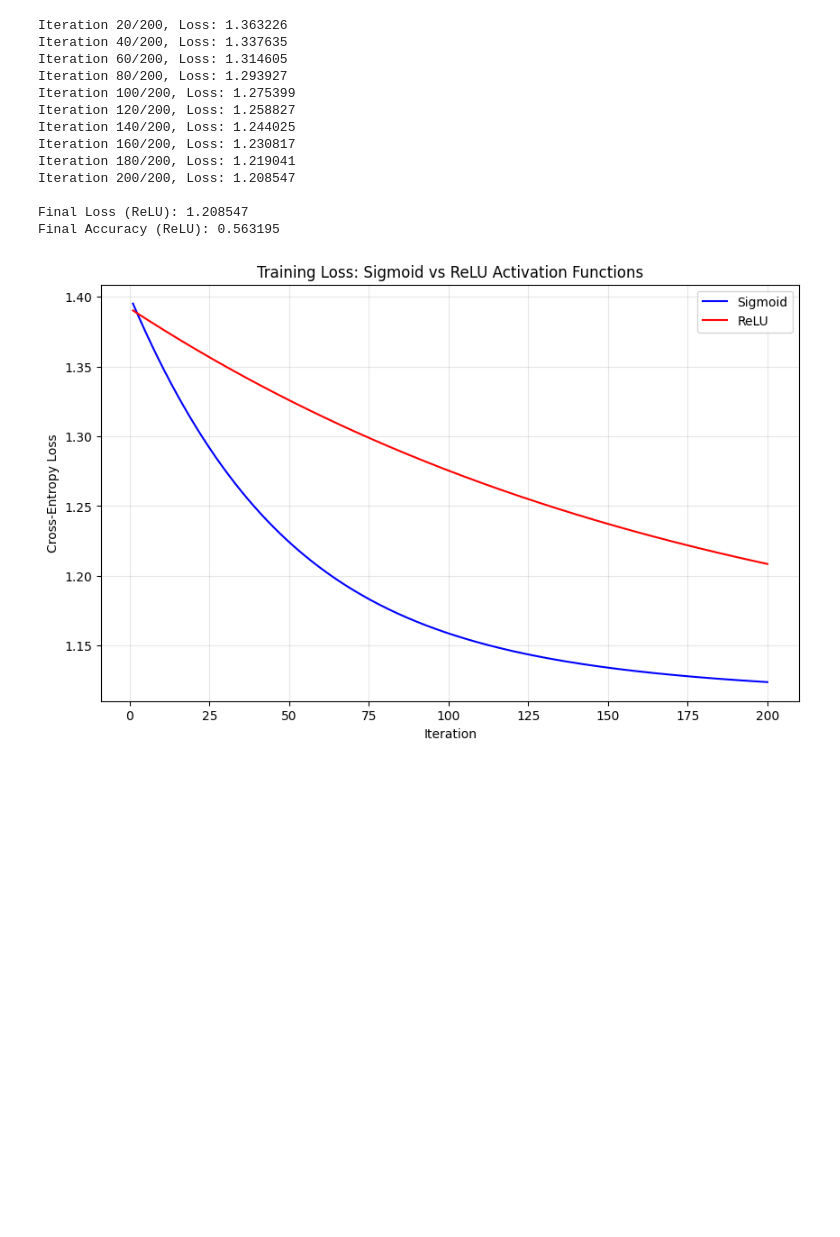
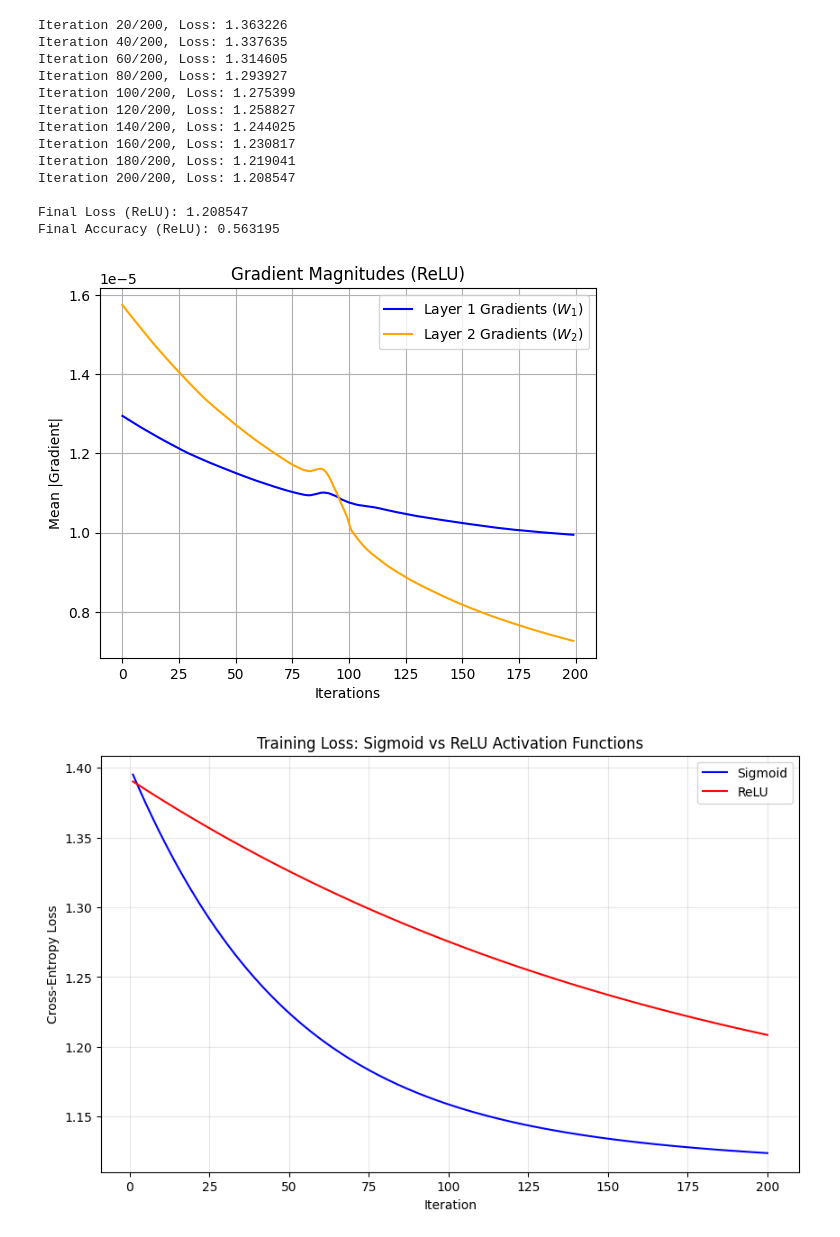
Before and after one commit to Mufaddal2153/AI600_PA1, a Jupyter notebook: Question_1.ipynb, the cells around one changed output. Saved outputs shown, nothing was run; the diff lists cells and outputs as text; code cells hidden in the pictures; blank space fills up the shorter version.

```diff
--- a/Question_1.ipynb
+++ b/Question_1.ipynb
@@ -434,7 +455,7 @@ Final Accuracy (Sigmoid): 0.563195
 learning_rate = 0.01
 num_iterations = 200
 
-parameters_relu, loss_history_relu, acc_history_relu = train(
+parameters_relu, loss_history_relu, acc_history_relu, W1_gradient_history, W2_gradient_history = train(
     X, Y_one_hot,
     learning_rate=learning_rate,
     num_iterations=num_iterations,
@@ -457,6 +478,16 @@ Iteration 200/200, Loss: 1.208547
 
 Final Loss (ReLU): 1.208547
 Final Accuracy (ReLU): 0.563195
+# %%
+plt.plot(W1_gradient_history, label='Layer 1 Gradients ($W_1$)', color='blue')
+plt.plot(W2_gradient_history, label='Layer 2 Gradients ($W_2$)', color='orange')
+plt.title('Gradient Magnitudes (ReLU)')
+plt.xlabel('Iterations')
+plt.ylabel('Mean |Gradient|')
+plt.legend()
+plt.grid(True)
+# %% [output]
+[figure, added]
 # %%
 import matplotlib.pyplot as plt
 
```
Also changed, not shown: parts of 11 cells of this notebook.
